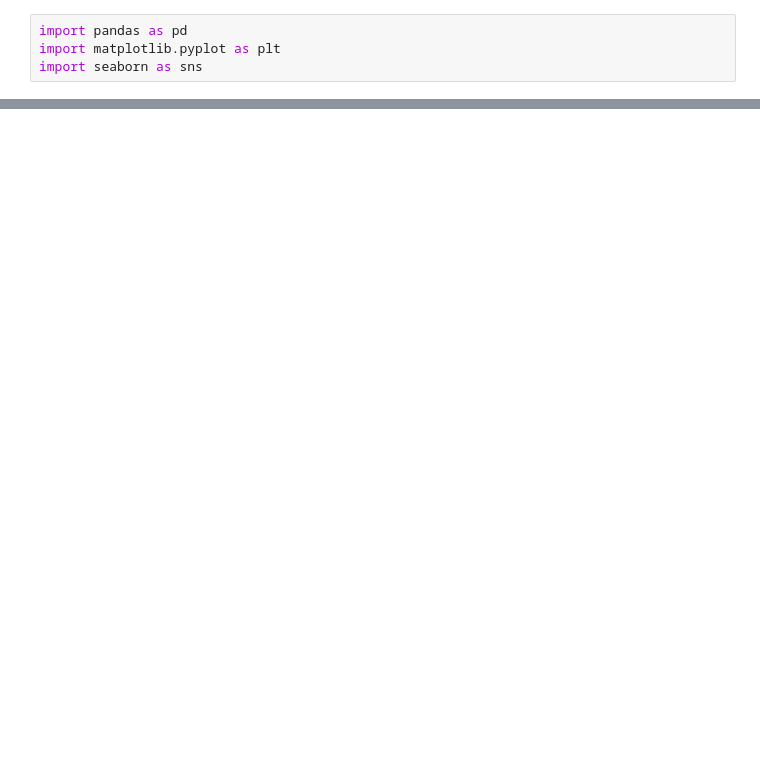
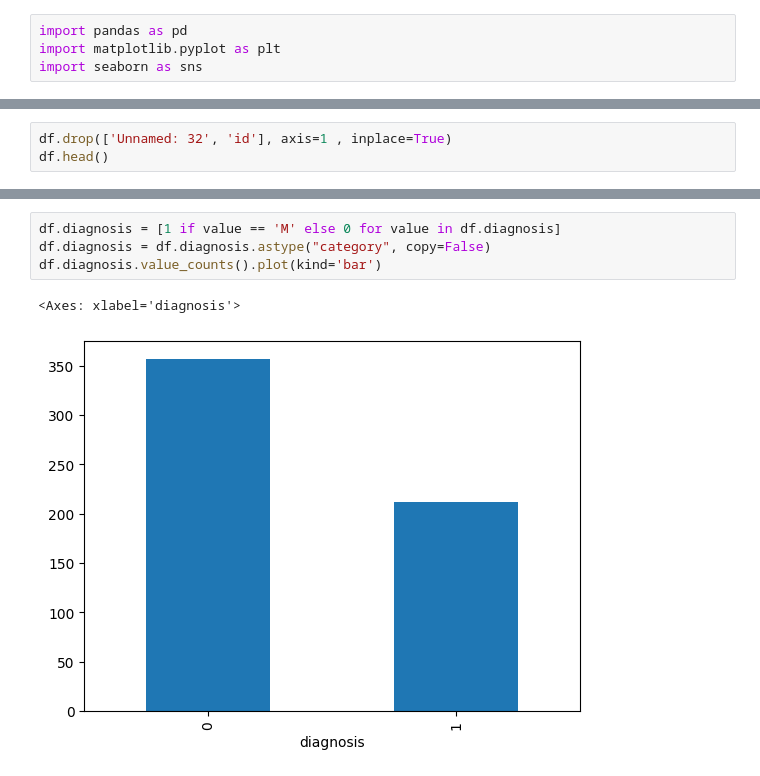
Before and after one commit to Mickel26/BreastCancerLogisticRegression, a Jupyter notebook: logisticregression.ipynb, the cells around one changed output, grey strips where cells are left out. Saved outputs shown, nothing was run; the diff lists cells and outputs as text; blank space fills up the shorter version.

```diff
--- a/logisticregression.ipynb
+++ b/logisticregression.ipynb
@@ -26,0 +24,3 @@ sns.jointplot(x='radius_mean', y='diagnosis', data=df)
+# %%
+df.drop(['Unnamed: 32', 'id'], axis=1 , inplace=True)
+df.head()
@@ -26,0 +35,7 @@ sns.jointplot(x='radius_mean', y='diagnosis', data=df)
+# %%
+df.diagnosis = [1 if value == 'M' else 0 for value in df.diagnosis]
+df.diagnosis = df.diagnosis.astype("category", copy=False)
+df.diagnosis.value_counts().plot(kind='bar')
+# %% [output]
+<Axes: xlabel='diagnosis'>
+[figure, added]
```
Also changed, not shown: parts of 3 cells of this notebook.
